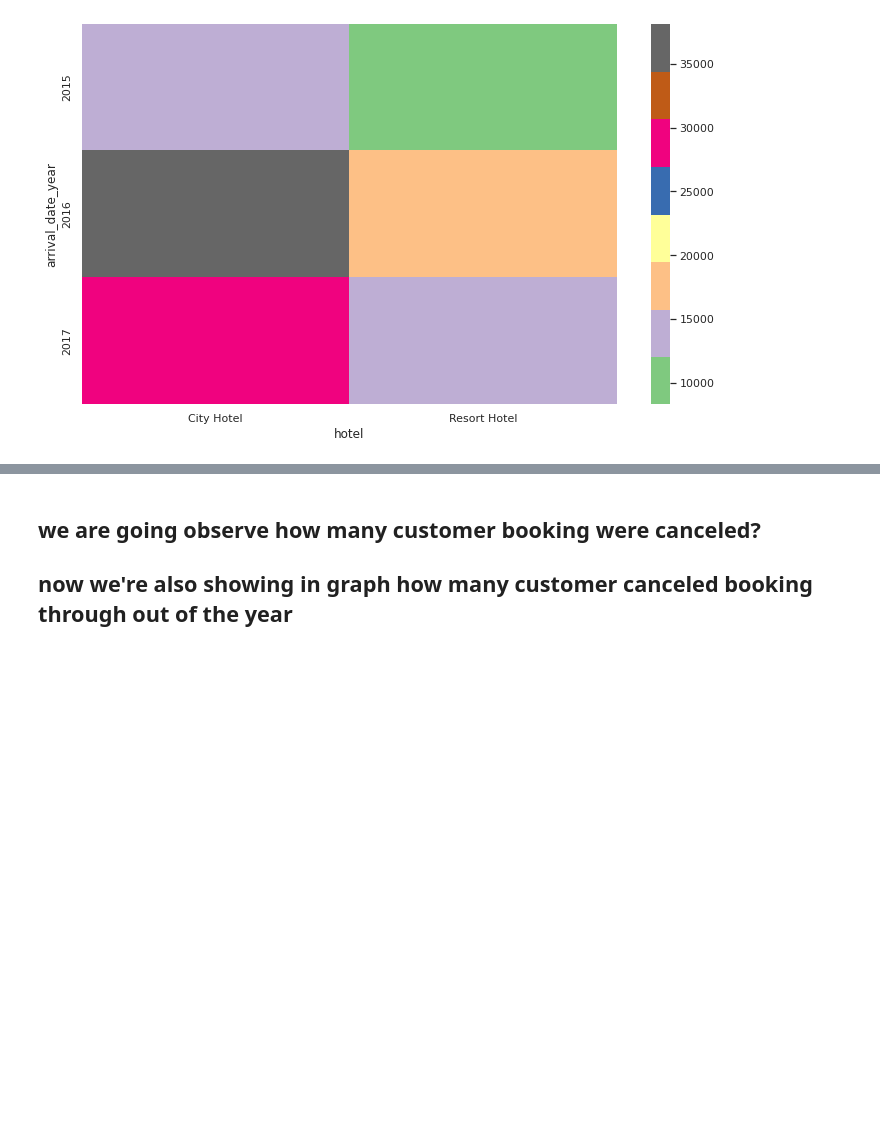
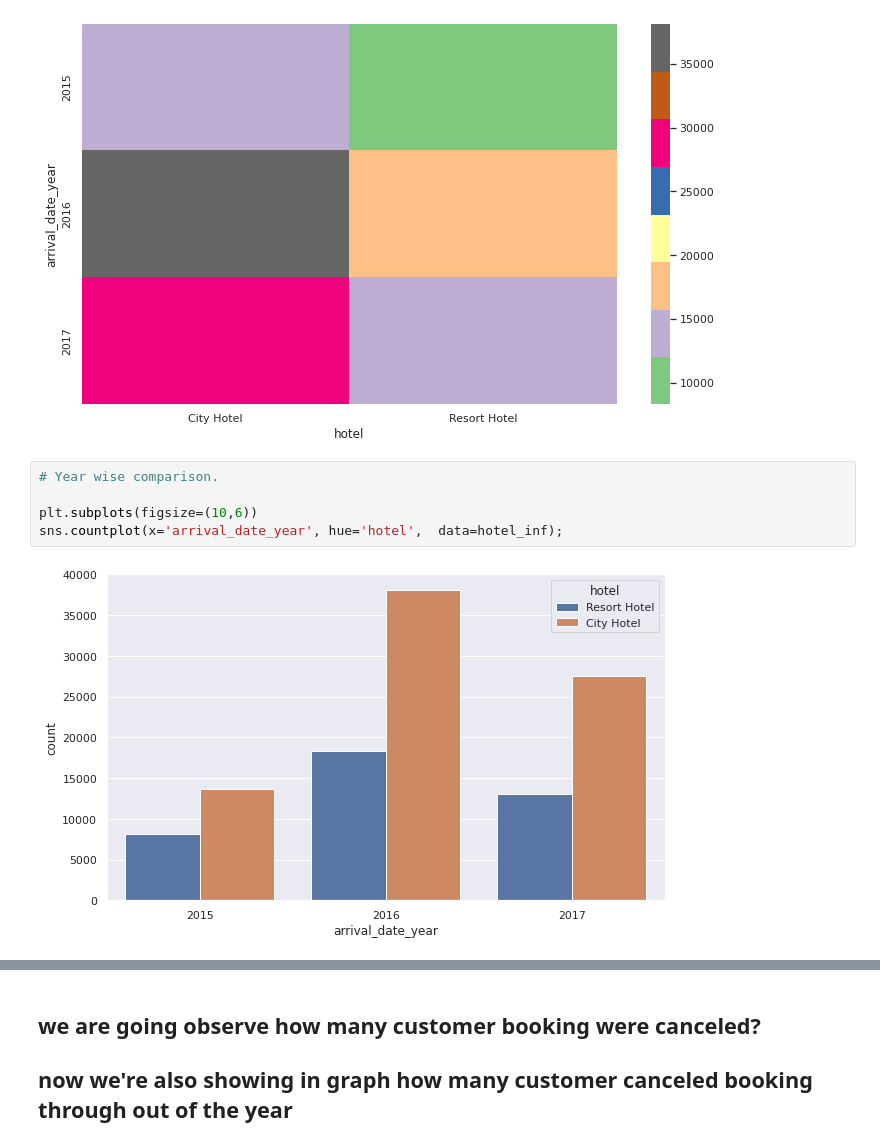
Before and after one commit to anasjy/Hotel-Booking-Analysis, a Jupyter notebook: Hotel_Booking_Analysis_Capstone_project.ipynb, the cells around one changed output, grey strips where cells are left out. Drawn from its saved outputs; the diff is of its cells as text; blank space fills up the shorter version.

```diff
--- a/Hotel_Booking_Analysis_Capstone_project.ipynb
+++ b/Hotel_Booking_Analysis_Capstone_project.ipynb
@@ -251,3 +302,10 @@ sns.heatmap(pd.crosstab(hotel_inf.arrival_date_year,hotel_inf.hotel),cmap='Accen
 # %% [output]
 <matplotlib.axes._subplots.AxesSubplot at 0x...>
 [figure]
+# %%
+# Year wise comparison.
+
+plt.subplots(figsize=(10,6))
+sns.countplot(x='arrival_date_year', hue='hotel',  data=hotel_inf);
+# %% [output]
+[figure, added]
```
Also changed, not shown: parts of 23 cells of this notebook.
